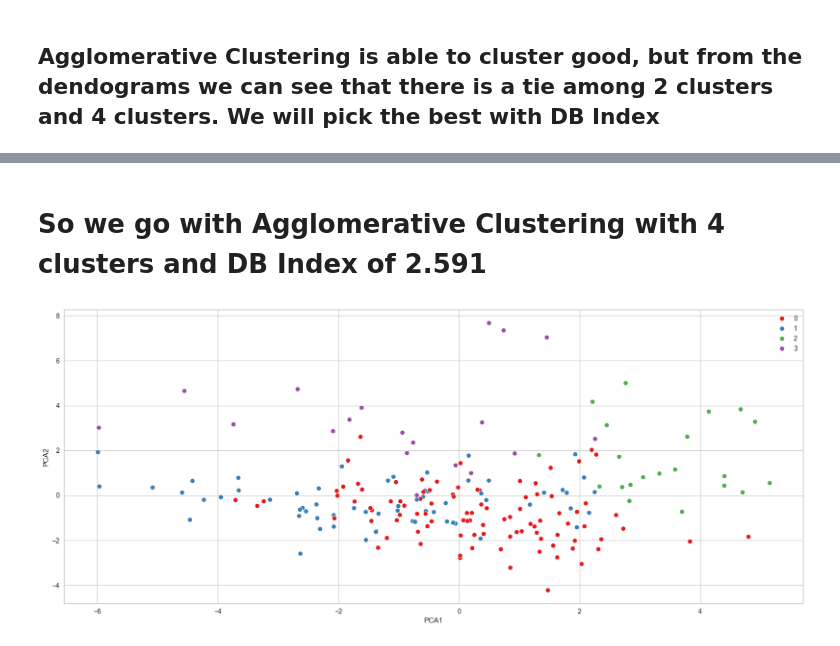
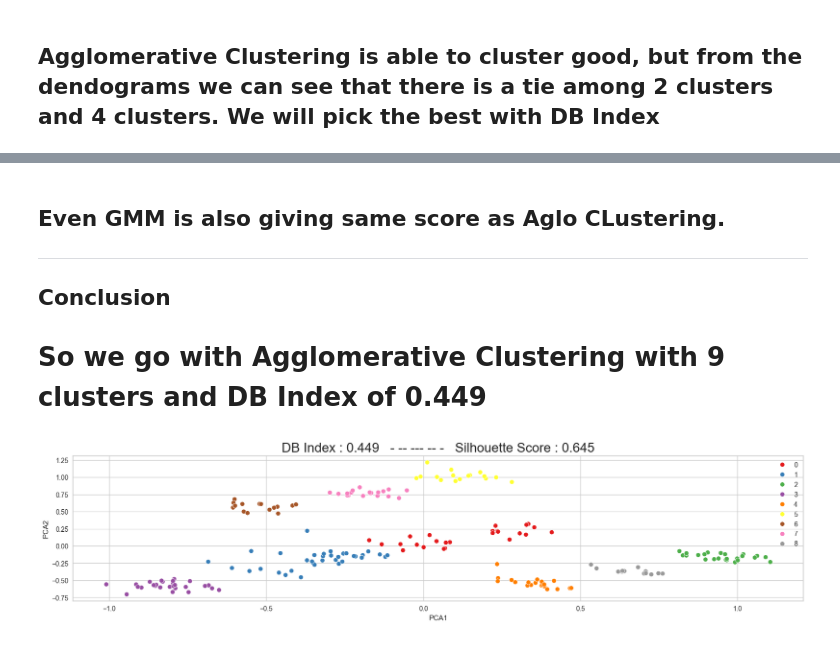
Before and after one commit to dileepNaiduOne/Zeotap-DS-Assignment, a Jupyter notebook: Dileep_Patcha_Clustering.ipynb, the cells around one changed output, grey strips where cells are left out. Drawn from its saved outputs; the diff is of its cells as text; code cells hidden in the pictures.

Commit message:
Improved Model
Submission deadline what increased, so Improved the analysis and got better clusters

```diff
--- a/Dileep_Patcha_Clustering.ipynb
+++ b/Dileep_Patcha_Clustering.ipynb
@@ -425,0 +705,8 @@ np.float64(2.591623603399763)
+# %%
+metric = ["euclidean", "l1", "l2", "manhattan", "cosine"]
+
+for i in metric:
+    model_try = AgglomerativeClustering(n_clusters=9, metric=i, linkage="average")
+    labels_try = model_try.fit_predict(pca_df)
+
+    print(f"Metric : {i}, Linkage : Average, DB Index : {davies_bouldin_score(pca_df, labels_try)}")
@@ -441,2 +720,0 @@ PCA(n_components=33)
-# %%
-pca_df = pd.DataFrame(pca_model.transform(avg_df), columns=[f"PCA{i}" for i in range(1, 34)])
@@ -472,8 +723,8 @@ plt.show()
 # %%
 from sklearn.cluster import DBSCAN
 # %%
-dbscan = DBSCAN(eps=5, min_samples=5, metric='euclidean')
-labels = dbscan.fit_predict(pca_df)
+dbscan = DBSCAN(eps=0.2, min_samples=3, metric='cityblock')
+labels = dbscan.fit_predict(pca_df.iloc[:, :2])
 
 labels
 # %% [output]
@@ -493,0 +755,8 @@ array([ 0,  0,  0,  0,  0,  0,  0,  0,  0,  0,  0,  0,  0, -1,  0,  0,  0,
+# %%
+for i in range(2, 11):
+    gmm = GaussianMixture(n_components=i, covariance_type='full')
+    gmm.fit(pca_df)
+
+    labels = gmm.predict(pca_df)
+    print(davies_bouldin_score(pca_df, labels), end=" ")
+    print(silhouette_score(pca_df, labels))
@@ -494,10 +773,15 @@ array([ 0,  0,  0,  0,  0,  0,  0,  0,  0,  0,  0,  0,  0, -1,  0,  0,  0,
 # %% [markdown]
-# So we go with **Agglomerative Clustering with 4 clusters** and DB Index of 2.591
+## Even GMM is also giving same score as Aglo CLustering.
+#
+---
+## **Conclusion**
+# So we go with **Agglomerative Clustering with 9 clusters** and DB Index of 0.449
 # %%
-plt.figure(figsize=(20, 8))
+plt.figure(figsize=(20, 4))
+labels = labels_4
 
-sns.scatterplot(x=pca_df["PCA1"], y=pca_df["PCA2"], hue=labels_4, palette="Set1")
-
+sns.scatterplot(x=pca_df["PCA1"], y=pca_df["PCA2"], hue=labels, palette="Set1")
+plt.title(f"DB Index : {davies_bouldin_score(pca_df, labels):.3f}   - -- --- -- -   Silhouette Score : {silhouette_score(pca_df, labels):.3f}", fontdict={"size" : 20})
 plt.show()
 # %% [output]
-[figure, old version]
+[figure, new version]
```
Also changed, not shown: parts of 80 cells of this notebook, 3 other files.
